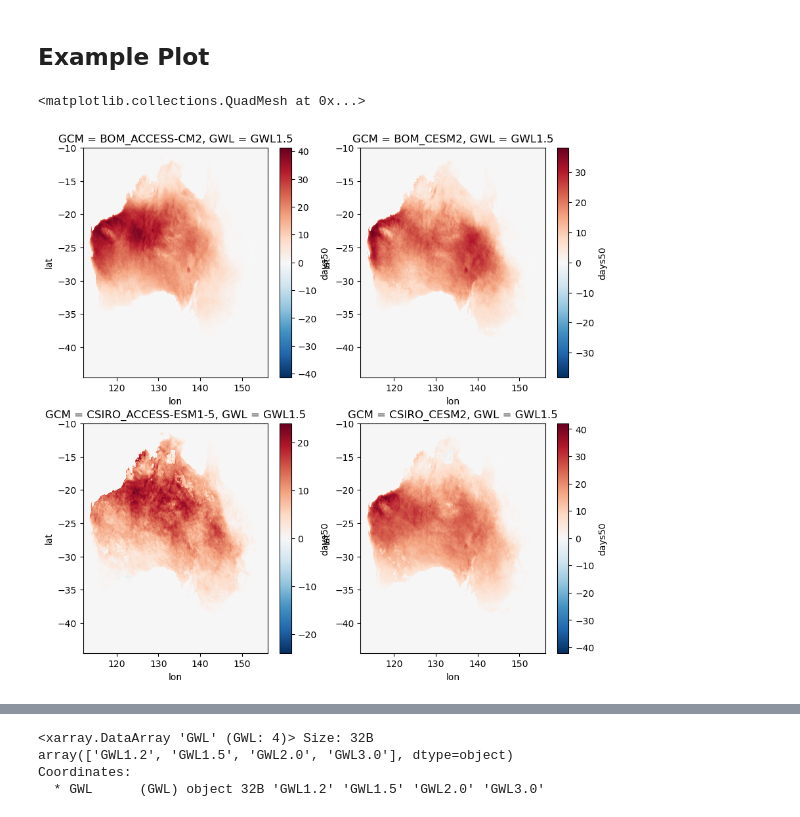
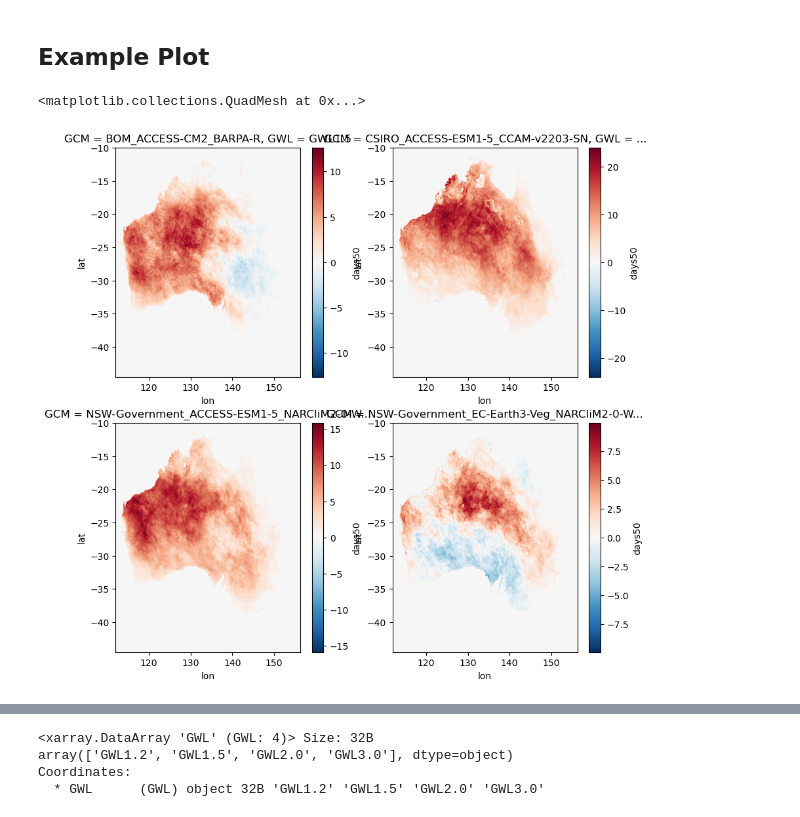
Before and after one commit to AusClimateService/hazard_fire, a Jupyter notebook: threshold_stats.ipynb, the cells around one changed output, grey strips where cells are left out. Cells and saved outputs as stored; diff of their text form; code cells hidden in the pictures.

```diff
--- a/threshold_stats.ipynb
+++ b/threshold_stats.ipynb
@@ -101,11 +72,12 @@ def extract_model_info(filepath):
 #    print(parts)
     pathway = parts[3]  # Extract model (e.g., ssp370)
     GCM=parts[2]
+    version=parts[5]
     RCM=parts[1]
     GWL=parts[8]
 #    ensemble = parts[4]  # Extract ensemble (e.g., r1i1p1f1)
 
-    return model_name ,RCM, GCM, pathway, GWL
+    return model_name ,RCM, GCM, pathway, version, GWL
 # %% [markdown]
 ## Revised Code
 Current code uses GCM and RCM to determine how to structure the data into model, GWL and thresholds
@@ -135,9 +107,7 @@ sys.path.insert(0, '/g/data/xv83/rxm599/acs/hazard_fire/')
 import ffdi_threshold_batch as rjm
 import ffdi_batch as rjm2
 # %%
-print(mRuns[3:5])
-mm=extract_model_info(mRuns[3])
-print(mm)
-mm=extract_model_info(mRuns[4])
-print(mm)
+for mr in mRuns[70:]:
+    mm=extract_model_info(mr)
+    print(mm)
 # %% [output]
@@ -149,25 +130,27 @@ print(mm)
 nmodel=0
 for count, mm in enumerate(mRuns):
     ds=xr.open_dataset(mm)
-    mname,RCM,GCM,ssp,Gwl=extract_model_info(mm)
-    gg=RCM+'_'+GCM
+    mname,RCM,GCM,ssp,version,Gwl=extract_model_info(mm)
+    gg=RCM+'_'+GCM+'_'+version
+    print(gg,version)
     d1=ds.expand_dims(GCM=[gg],GWL=[Gwl])
     if count == 0:
         dall1=d1
-        GCMo=GCM
+        GCMo=GCM+version
     else:
-        if GCM == GCMo:
+        if GCM+version == GCMo:
             dall1 = xr.combine_by_coords([dall1,d1])
         else:
-            print(f'nmodel= {nmodel}')
+            print(f'nmodel= {nmodel}',GCM)
             if nmodel == 0 :
                 da3=dall1
             if nmodel >= 1 :
                da3=xr.combine_by_coords([da3,dall1])
             dall1=d1
-            GCMo=GCM
+            GCMo=GCM+version
             nmodel=nmodel+1
 
+print(nmodel,'last')
 da3=xr.combine_by_coords([da3,dall1])
 da3
 print(len(da3['GCM']), len(da3['GWL']))
@@ -268,9 +285,9 @@ Wall time: 1.43 s
 # %%
 plt.figure(figsize=(10, 10))
 plt.subplot(2,2,1); ddif50[0,1,:].plot()
-plt.subplot(2,2,2); ddif50[1,1,:].plot()
-plt.subplot(2,2,3); ddif50[7,1,:].plot()
-plt.subplot(2,2,4); ddif50[8,1,:].plot()
+plt.subplot(2,2,2); ddif50[7,1,:].plot()
+plt.subplot(2,2,3); ddif50[14,1,:].plot()
+plt.subplot(2,2,4); ddif50[16,1,:].plot()
 # %% [output]
 <matplotlib.collections.QuadMesh at 0x...>
-[figure, old version]
+[figure, new version]
```
Also changed, not shown: parts of 12 cells of this notebook, 7 other files.
